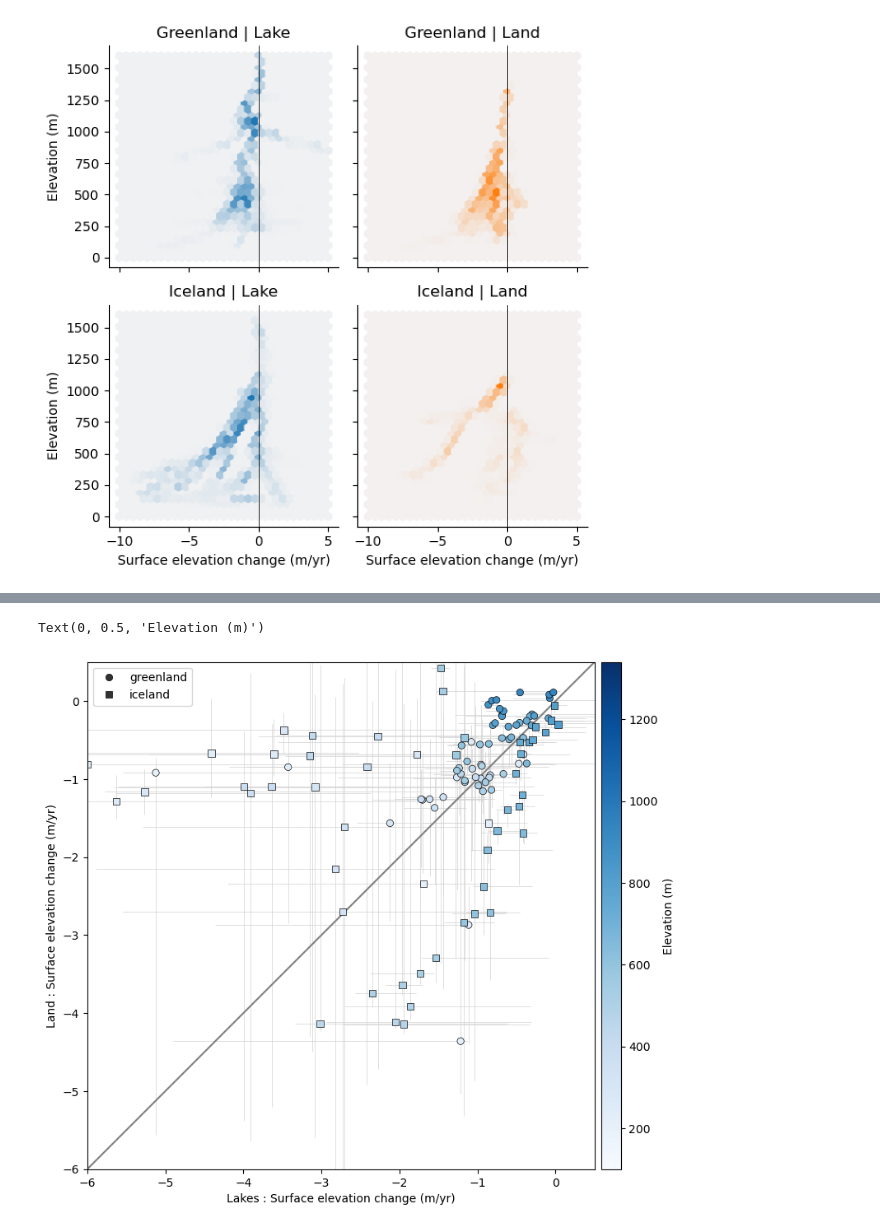
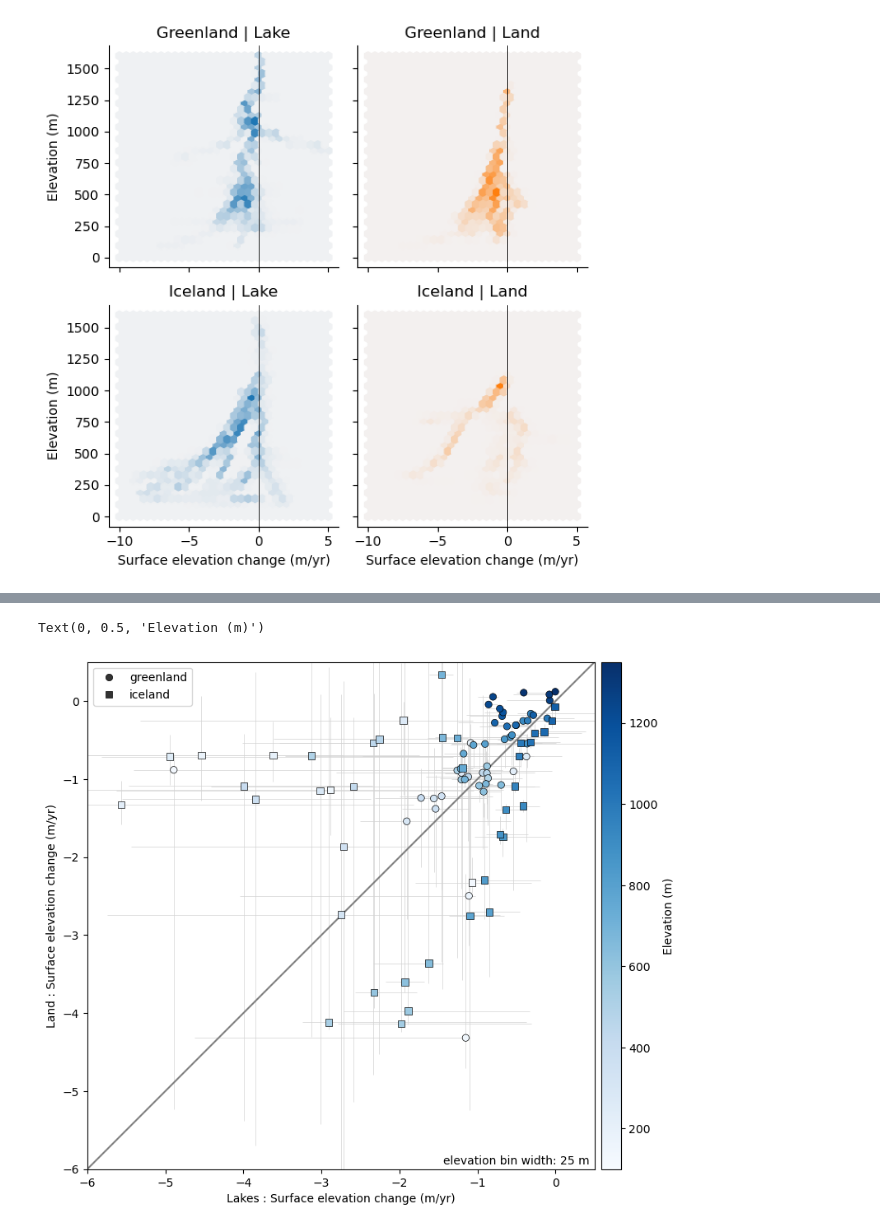
Before and after one commit to tlohde/lake-terminating-glaciers, a Jupyter notebook: src/jan25Update.ipynb, the cells around one changed output, grey strips where cells are left out. Drawn from its saved outputs; the diff is of its cells as text; code cells hidden in the pictures.

```diff
--- a/src/jan25Update.ipynb
+++ b/src/jan25Update.ipynb
@@ -350,32 +438,3 @@ fg.set(xlabel='Surface elevation change (m/yr)',
 # %% [output]
 <seaborn.axisgrid.FacetGrid at 0x...>
 [figure]
-# %%
-samples['z_bins'] = pd.cut(samples['z_median'], np.arange(-50,2000,20))
-samples['mid_bin'] = samples['z_bins'].apply(lambda x: int(x.mid))
-
-lower = lambda x: np.quantile(x, 0.25)
-upper = lambda x: np.quantile(x, 0.75)
-
-slope_by_z = samples.groupby(['where', 'lake_land', 'mid_bin'],
-                             observed=True)['slope'].agg([lower,
-                                                          upper,
-                                                          'median']).reset_index()
-lake_land_df = pd.merge(
-    slope_by_z.loc[slope_by_z['lake_land']=='land'].rename(columns={'<lambda_0>':'land_lower',
-                                                                    '<lambda_1>':'land_upper',
-                                                                    'median': 'land_median'}),
-    slope_by_z.loc[slope_by_z['lake_land']=='lake'].rename(columns={'<lambda_0>':'lake_lower',
-                                                                    '<lambda_1>':'lake_upper',
-                                                                    'median': 'lake_median'}),
-    left_on=['where', 'mid_bin'],
-    right_on=['where', 'mid_bin']
-    )
-
-## nonsense for errorbars
-lake_land_df['land_low_err'] = lake_land_df['land_median'] - lake_land_df['land_lower']
-lake_land_df['land_up_err'] = lake_land_df['land_upper'] - lake_land_df['land_median']
-
-
-lake_land_df['lake_low_err'] = lake_land_df['lake_median'] - lake_land_df['lake_lower']
-lake_land_df['lake_up_err'] = lake_land_df['lake_upper'] - lake_land_df['lake_median']
@@ -381,0 +451,5 @@ lake_land_df['lake_up_err'] = lake_land_df['lake_upper'] - lake_land_df['lake_me
+# %%
+# bin elevations
+bin_width = 25
+samples['z_bins'] = pd.cut(samples['z_median'], np.arange(12.5, 1812.5, bin_width))
+samples['mid_bin'] = samples['z_bins'].apply(lambda x: int(x.mid)).astype(int)
@@ -382,4 +541,8 @@ lake_land_df['lake_up_err'] = lake_land_df['lake_upper'] - lake_land_df['lake_me
 # %%
+# scatter of lake vs land SEC for coloured by elevation, symbolised by greenland/iceland
+
+lake_land_df = samples_groupby(samples, ['where', 'lake_land', 'mid_bin'])
+
 fig, ax = plt.subplots(figsize=[8,8])
 sns.scatterplot(data=lake_land_df,
                 x='lake_median',
@@ -406,33 +569,35 @@ ax.errorbar(x='lake_median',
             data=lake_land_df,
             fmt='none',
             ecolor='lightgray',
             elinewidth=0.5,
             zorder=0)
 
 # limits and aspect ratio and x=y line
 ax.set(xlim=(-6, 0.5),
        ylim=(-6, 0.5),
        xlabel='Lakes : Surface elevation change (m/yr)',
        ylabel='Land : Surface elevation change (m/yr)')
 ax.set_aspect('equal')
 plot_xeqy(ax)
 
-# axes labels
-ax,
+ax.annotate(f'elevation bin width: {bin_width} m',
+            xy=(0.99, 0.01),
+            ha='right',
+            xycoords='axes fraction')
 
 ########## elevation colorbar
 norm = plt.Normalize(*lake_land_df['mid_bin'].agg(['min', 'max']))
 cmap = plt.get_cmap('Blues')
 sm = plt.cm.ScalarMappable(cmap=cmap, norm=norm)
 
 pos = ax.get_position()
 cax = fig.add_axes([pos.x1 + 0.01,
                     pos.y0,
                     0.03,
                     pos.height])
 
 cb = plt.colorbar(sm, cax=cax)
 cax.set_ylabel('Elevation (m)')
 # %% [output]
 Text(0, 0.5, 'Elevation (m)')
-[figure, old version]
+[figure, new version]
```
Also changed, not shown: parts of 13 cells of this notebook, 6 other files.
